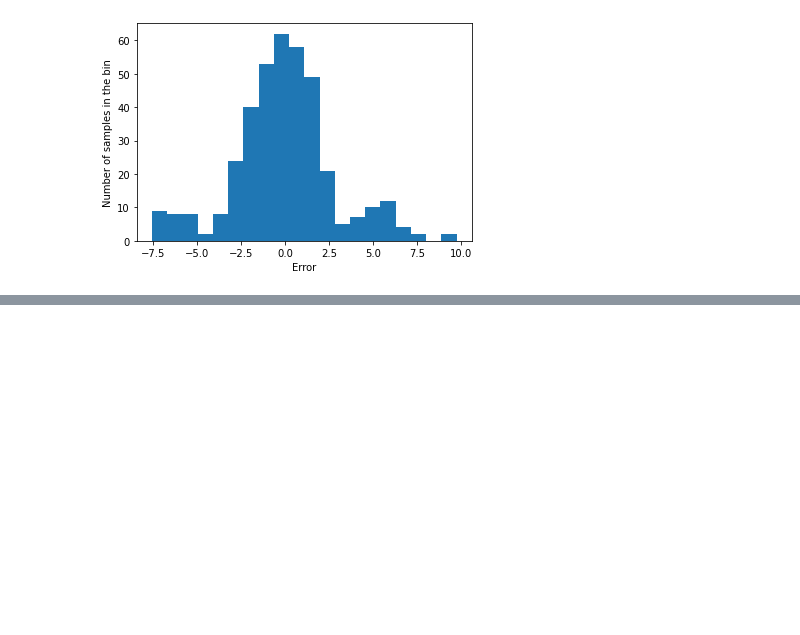
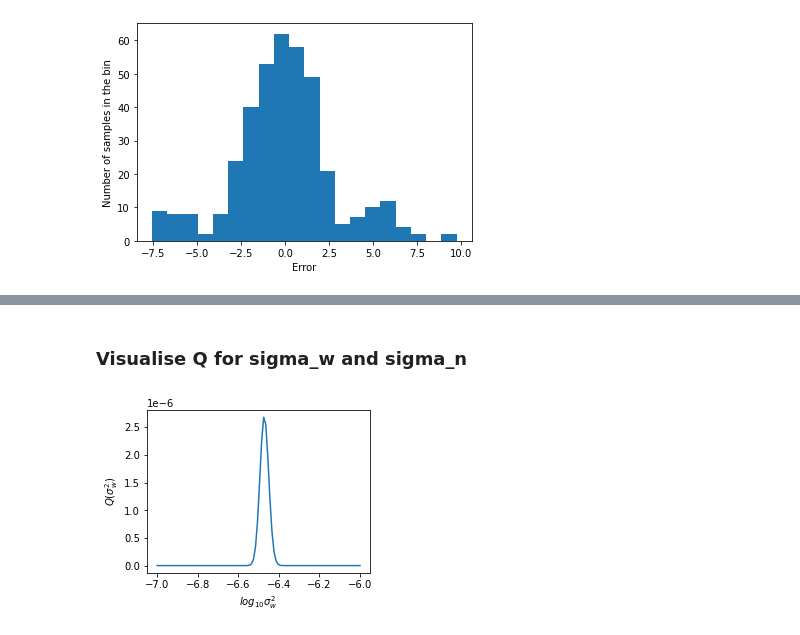
Before and after one commit to jihoonkim888/CM50268-Hamiltonian-Monte-Carlo, a Jupyter notebook: task2.ipynb, the cells around one changed output, grey strips where cells are left out. Cells and saved outputs as stored; diff of their text form; code cells hidden in the pictures; blank space fills up the shorter version.

```diff
--- a/task2.ipynb
+++ b/task2.ipynb
@@ -319,0 +393,20 @@ rmse_test
+# %% [markdown]
+### Visualise Q for sigma_w and sigma_n
+# %%
+sigma_w_2_power_grid = np.linspace(-7, -6, 100)
+
+prob_list = []
+for power_sigma_w_2 in sigma_w_2_power_grid:
+        alpha = 1/(10**power_sigma_w_2)
+        q_alpha, *_ = calc_q_alpha(X, t, alpha, w, a, b)
+        prob_list.append(q_alpha)
+
+prob_list = np.array(prob_list)
+
+plt.figure(figsize=(4, 3))
+plt.plot(sigma_w_2_power_grid, prob_list)
+plt.xlabel("$log_{10} \sigma_{w}^2$")
+plt.ylabel("$Q(\sigma_{w}^2)$")
+plt.show()
+# %% [output]
+[figure, added]
```
Also changed, not shown: parts of 49 cells of this notebook.
